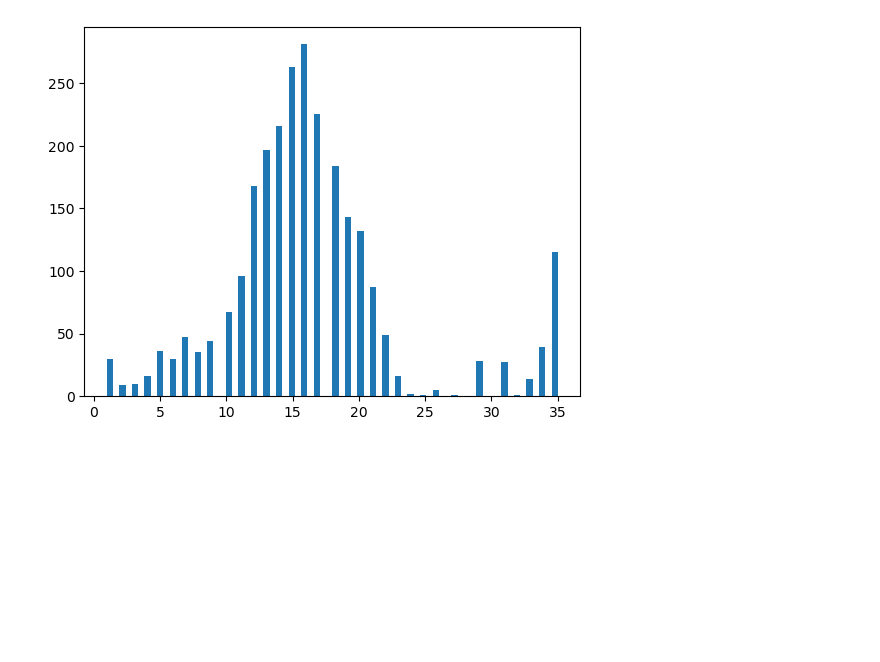
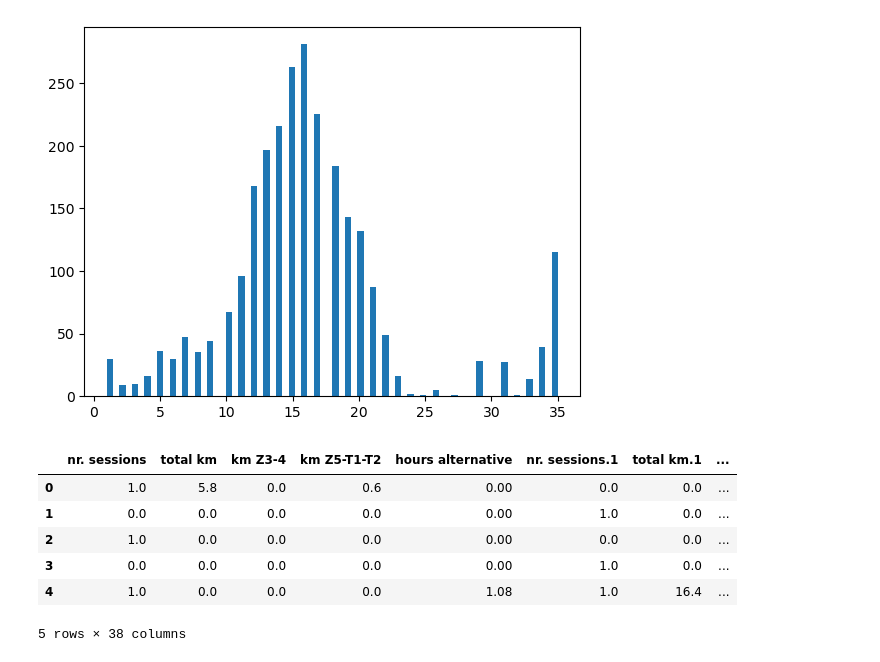
Before and after one commit to milooranm/RunningVolume_Injury, a Jupyter notebook: RunningVolume_Injury/notebooks/Early look at data.ipynb, the cells around one changed output. Cells and saved outputs as stored; diff of their text form; code cells hidden in the pictures; blank space fills up the shorter version.

```diff
--- a/RunningVolume_Injury/notebooks/Early look at data.ipynb
+++ b/RunningVolume_Injury/notebooks/Early look at data.ipynb
@@ -261,3 +262,13 @@ plt.hist(events_per_date['Date'],bins=72)
         34.05555556, 34.52777778, 35.        ]),
  <BarContainer object of 72 artists>)
 [figure]
+# %%
+dfday.head()
+# %% [output]
+|  | nr. sessions | total km | km Z3-4 | km Z5-T1-T2 | hours alternative | nr. sessions.1 | total km.1 | ... |
+| 0 | 1.0 | 5.8 | 0.0 | 0.6 | 0.00 | 0.0 | 0.0 | ... |
+| 1 | 0.0 | 0.0 | 0.0 | 0.0 | 0.00 | 1.0 | 0.0 | ... |
+| 2 | 1.0 | 0.0 | 0.0 | 0.0 | 0.00 | 0.0 | 0.0 | ... |
+| 3 | 0.0 | 0.0 | 0.0 | 0.0 | 0.00 | 1.0 | 0.0 | ... |
+| 4 | 1.0 | 0.0 | 0.0 | 0.0 | 1.08 | 1.0 | 16.4 | ... |
+5 rows × 38 columns
```
Also changed, not shown: parts of 10 cells of this notebook.
